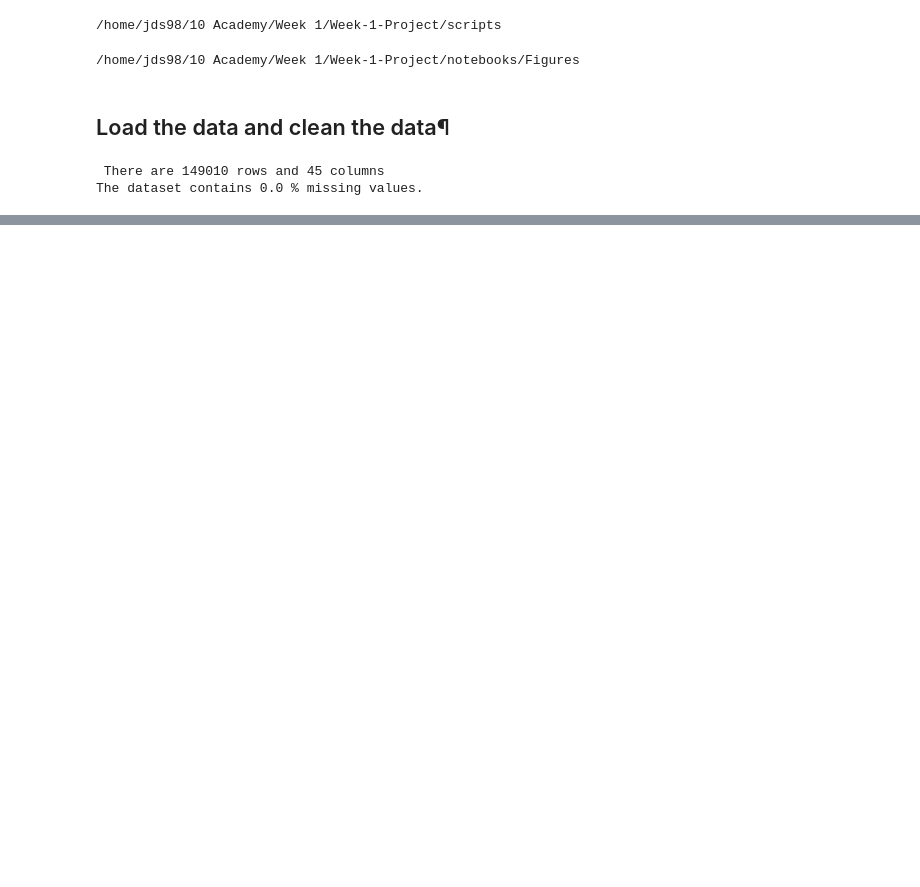
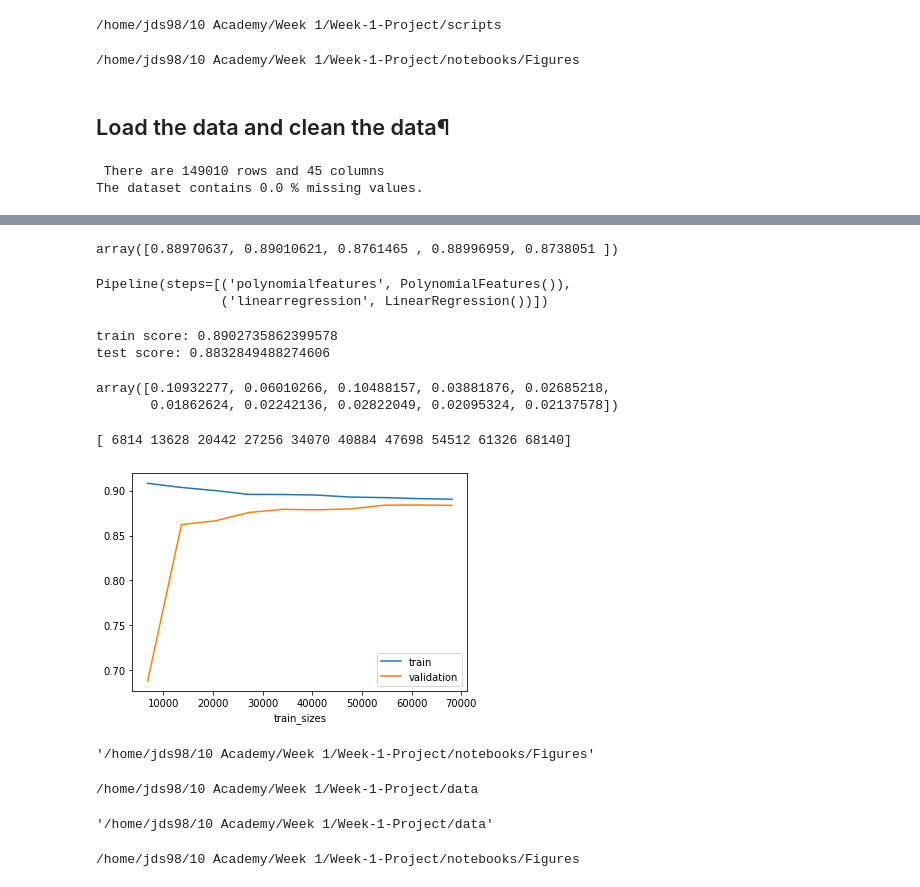
Before and after one commit to Josias-Ounsinli/Week-1-Project, a Jupyter notebook: notebooks/Satisfaction Analysis.ipynb, the cells around one changed output, grey strips where cells are left out. Cells and saved outputs as stored; diff of their text form; code cells hidden in the pictures; blank space fills up the shorter version.

```diff
--- a/notebooks/Satisfaction Analysis.ipynb
+++ b/notebooks/Satisfaction Analysis.ipynb
@@ -39,0 +310,2 @@ The dataset contains 0.0 % missing values.
+# %%
+lm.fit(X_train, y_train)
@@ -39,0 +323,19 @@ The dataset contains 0.0 % missing values.
+# %%
+# fit multiple polynomial features
+degrees = [1, 2]
+
+# initialise y_train_pred and y_test_pred matrices to store the train and test predictions
+# each row is a data point, each column a prediction using a polynomial of some degree
+y_train_pred = np.zeros((len(X_train), len(degrees)))
+y_test_pred = np.zeros((len(X_test), len(degrees)))
+
+for i, degree in enumerate(degrees):
+
+    # make pipeline: create features, then feed them to linear_reg model
+    model = make_pipeline(PolynomialFeatures(degree), LinearRegression())
+    model.fit(X_train, y_train)
+
+    # predict on test and train data
+    # store the predictions of each degree in the corresponding column
+    y_train_pred[:, i] = model.predict(X_train)
+    y_test_pred[:, i] = model.predict(X_test)
@@ -39,0 +360,18 @@ The dataset contains 0.0 % missing values.
+# %%
+model = make_pipeline(PolynomialFeatures(2), LinearRegression())
+# %%
+scores = cross_val_score(model, X_train, y_train, scoring='r2', cv=5)
+scores
+# %% [output]
+array([0.88970637, 0.89010621, 0.8761465 , 0.88996959, 0.8738051 ])
+# %%
+model.fit(X_train, y_train)
+# %% [output]
+Pipeline(steps=[('polynomialfeatures', PolynomialFeatures()),
+                ('linearregression', LinearRegression())])
+# %%
+print('train score:', model.score(X_train, y_train))
+print('test score:', model.score(X_test, y_test))
+# %% [output]
+train score: 0.8902735862399578
+test score: 0.8832849488274606
@@ -39,0 +380,29 @@ The dataset contains 0.0 % missing values.
+# %%
+predictions[:10]
+# %% [output]
+array([0.10932277, 0.06010266, 0.10488157, 0.03881876, 0.02685218,
+       0.01862624, 0.02242136, 0.02822049, 0.02095324, 0.02137578])
+# %%
+from sklearn.model_selection import learning_curve
+
+N, train_score, val_score = learning_curve(model, X_train, y_train,
+                                           train_sizes=np.linspace(0.1, 1, 10), cv=5)
+
+print(N)
+plt.figure()
+plt.plot(N, train_score.mean(axis=1), label='train')
+plt.plot(N, val_score.mean(axis=1), label='validation')
+plt.xlabel('train_sizes')
+plt.legend()
+plt.savefig('learning curve.png')
+# %% [output]
+[ 6814 13628 20442 27256 34070 40884 47698 54512 61326 68140]
+[figure, added]
+# %%
+pwd
+# %% [output]
+'/home/jds98/10 Academy/Week 1/Week-1-Project/notebooks/Figures'
+# %%
+cd ../../data/
+# %% [output]
+/home/jds98/10 Academy/Week 1/Week-1-Project/data
@@ -39,0 +413,8 @@ The dataset contains 0.0 % missing values.
+# %%
+pwd
+# %% [output]
+'/home/jds98/10 Academy/Week 1/Week-1-Project/data'
+# %%
+cd ../notebooks/Figures/
+# %% [output]
+/home/jds98/10 Academy/Week 1/Week-1-Project/notebooks/Figures
```
Also changed, not shown: parts of 76 cells of this notebook, 13 other files.
